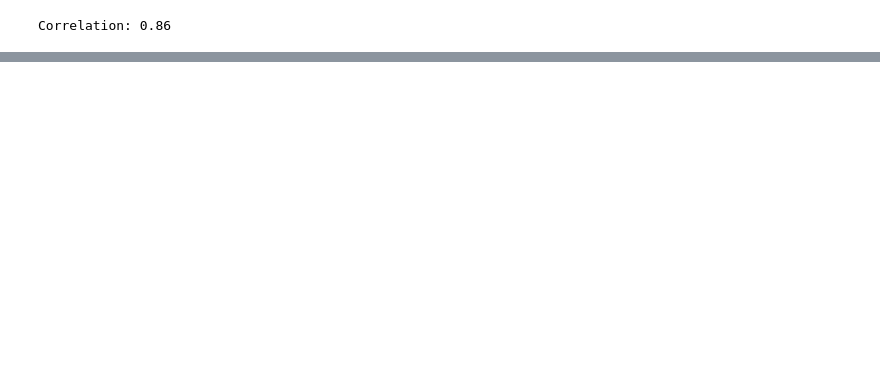
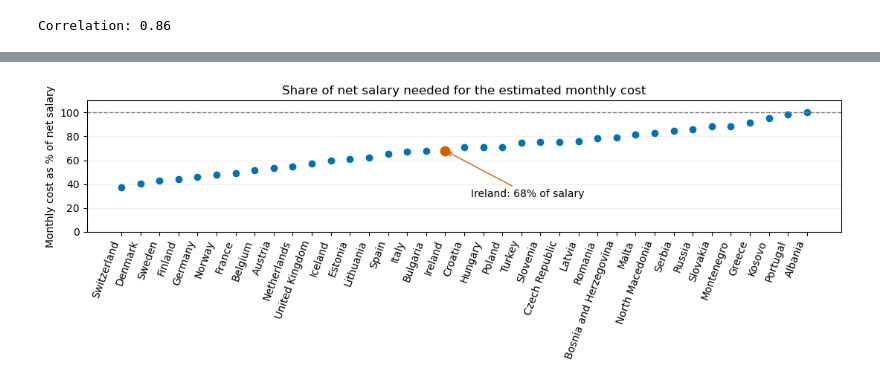
Before and after one commit to veronica-tes06/cost-of-living-visualiser, a Jupyter notebook: notebooks/cost_of_living_exploration.ipynb, the cells around one changed output, grey strips where cells are left out. Drawn from its saved outputs; the diff is of its cells as text; code cells hidden in the pictures; blank space fills up the shorter version.

```diff
--- a/notebooks/cost_of_living_exploration.ipynb
+++ b/notebooks/cost_of_living_exploration.ipynb
@@ -190,0 +286,20 @@ Correlation: 0.86
+# %%
+by_share = countries.sort_values('cost_pct_of_salary').reset_index(drop=True)
+target = by_share.loc[by_share['country'] == 'Ireland'].iloc[0]
+
+fig, ax = plt.subplots(figsize=(11, 4))
+ax.plot(by_share['country'], by_share['cost_pct_of_salary'], marker='o', linestyle='none', color=colour_blue)
+ax.scatter([target['country']], [target['cost_pct_of_salary']], color=colour_orange, s=80, zorder=5)
+ax.annotate(f"Ireland: {target['cost_pct_of_salary']:.0f}% of salary",
+            xy=(target['country'], target['cost_pct_of_salary']), xytext=(25, -45),
+            textcoords='offset points', arrowprops={'arrowstyle': '->', 'color': colour_orange})
+ax.axhline(100, linestyle='--', color='grey', linewidth=1)
+ax.set_ylim(0, max(110, by_share['cost_pct_of_salary'].max() + 10))
+plt.setp(ax.get_xticklabels(), rotation=70, ha='right')
+ax.set_ylabel('Monthly cost as % of net salary')
+ax.set_title('Share of net salary needed for the estimated monthly cost')
+ax.grid(axis='y', alpha=0.2)
+fig.tight_layout()
+plt.show()
+# %% [output]
+[figure, added]
```
Also changed, not shown: parts of 16 cells of this notebook.
